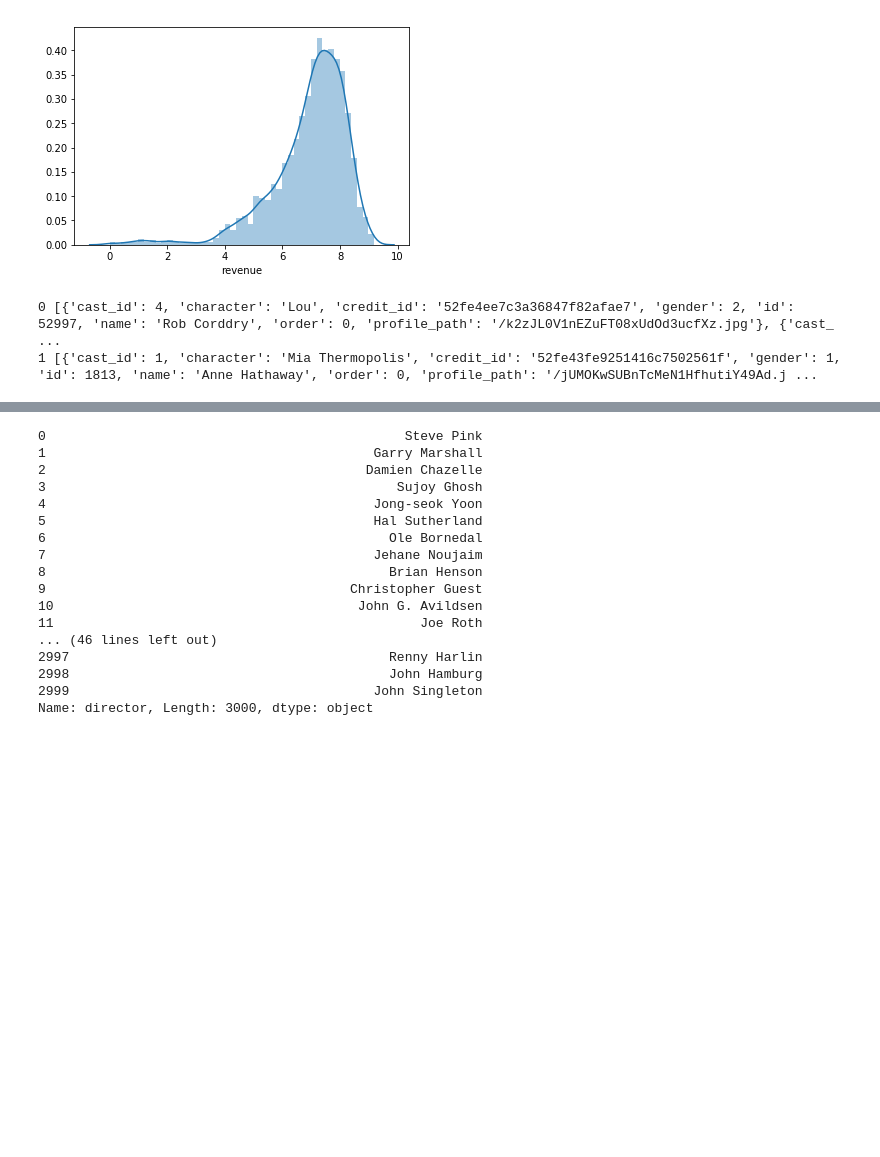
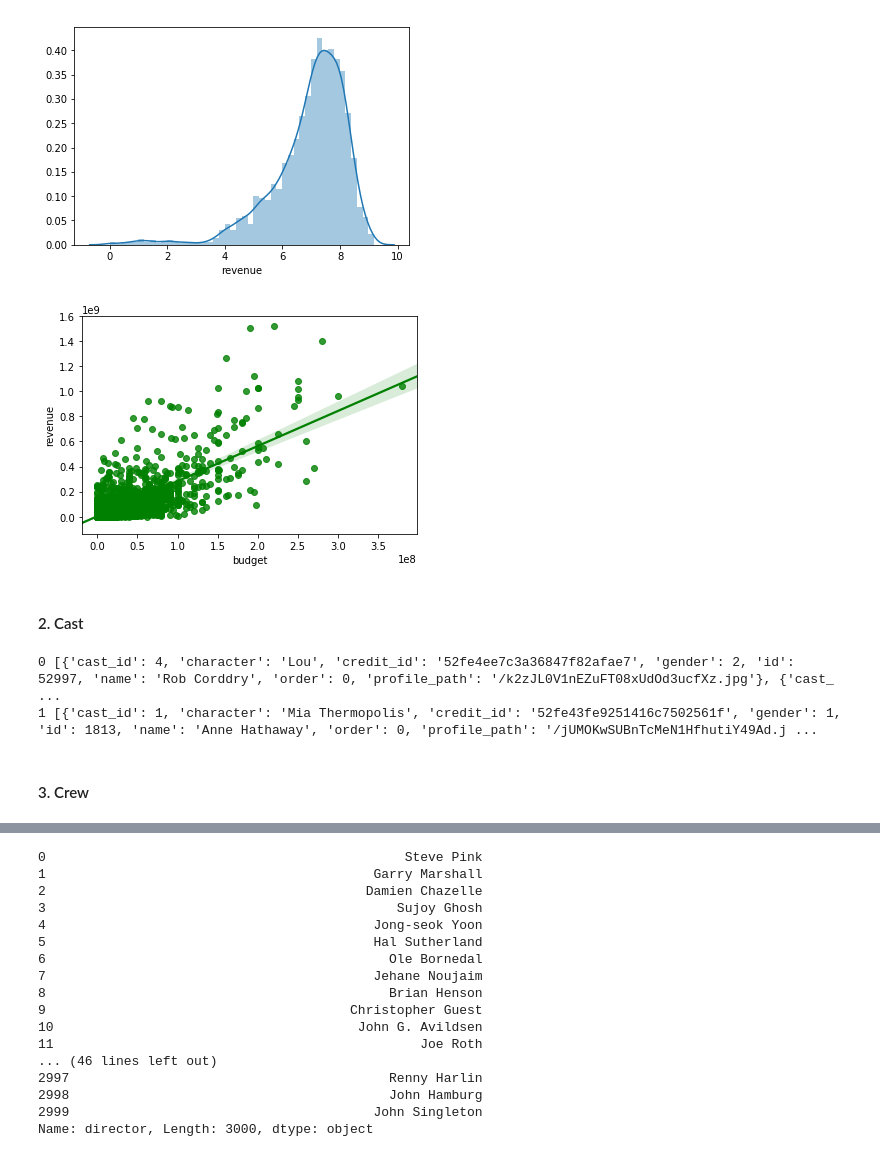
Before and after one commit to vnagapudi/W207-TMDB-Kaggle-Project, a Jupyter notebook: project_final_draft.ipynb, the cells around one changed output, grey strips where cells are left out. Drawn from its saved outputs; the diff is of its cells as text; code cells hidden in the pictures; blank space fills up the shorter version.

```diff
--- a/project_final_draft.ipynb
+++ b/project_final_draft.ipynb
@@ -194,12 +169,21 @@ sns.distplot(np.log10(train['revenue']))
 plt.show()
 # %% [output]
 [figure]
+# %%
+sns.regplot(x="budget", y="revenue", data=train, color="g")
+plt.show()
+# %% [output]
+[figure, added]
+# %% [markdown]
+#### 2. Cast
 # %%
 for i,j in enumerate(train['cast'][:2]):
     print(i,j)
 # %% [output]
 0 [{'cast_id': 4, 'character': 'Lou', 'credit_id': '52fe4ee7c3a36847f82afae7', 'gender': 2, 'id': 52997, 'name': 'Rob Corddry', 'order': 0, 'profile_path': '/k2zJL0V1nEZuFT08xUdOd3ucfXz.jpg'}, {'cast_ ...
 1 [{'cast_id': 1, 'character': 'Mia Thermopolis', 'credit_id': '52fe43fe9251416c7502561f', 'gender': 1, 'id': 1813, 'name': 'Anne Hathaway', 'order': 0, 'profile_path': '/jUMOKwSUBnTcMeN1HfhutiY49Ad.j ...
+# %% [markdown]
+#### 3. Crew
 # %%
 list_of_crew_names = list(train['crew'].apply(lambda x: [i['name'] for i in get_dictionary(x)
                                                         if i['job'] != 'Director'] if x != {}
```
Also changed, not shown: parts of 31 cells of this notebook.
